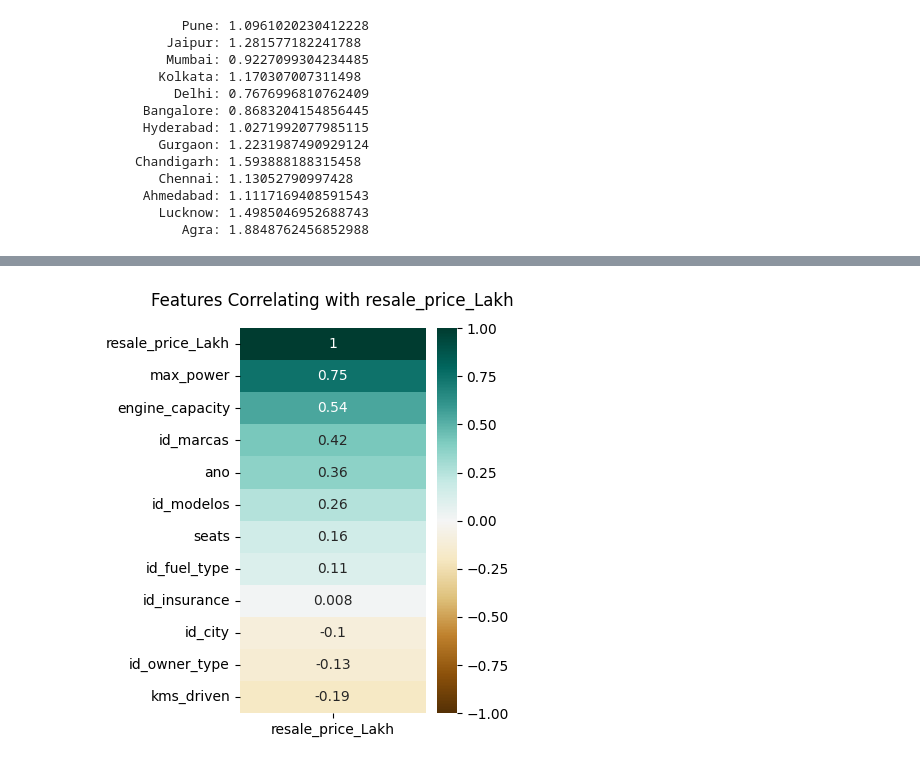
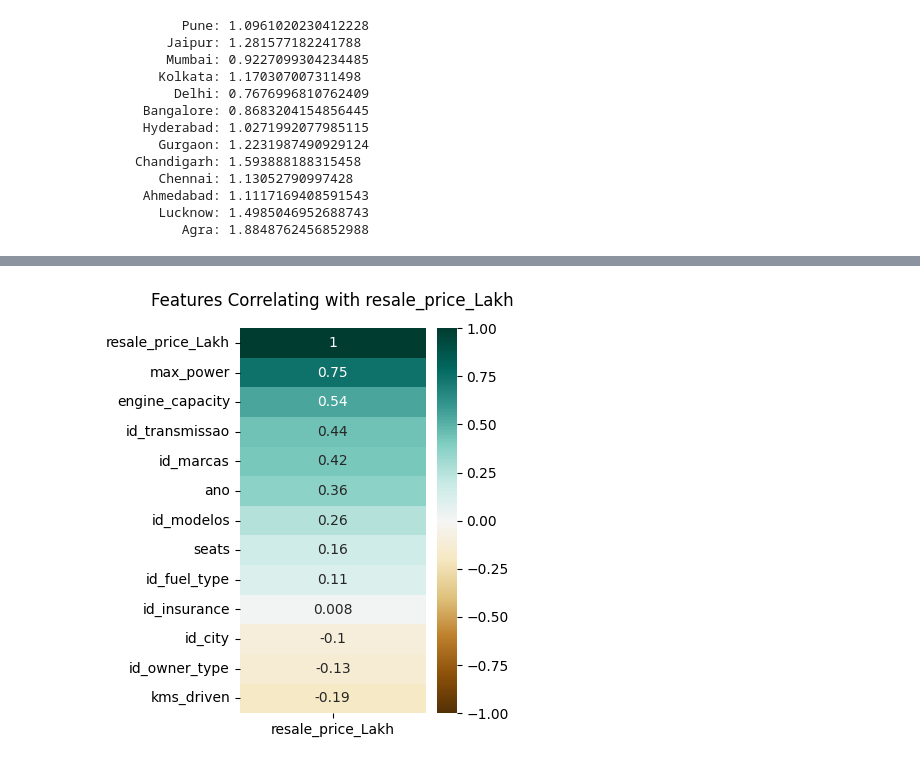
Before and after one commit to ruicoelhor22/AASE, a Jupyter notebook: All.ipynb, the cells around one changed output, grey strips where cells are left out. Saved outputs shown, nothing was run; the diff lists cells and outputs as text; code cells hidden in the pictures.

```diff
--- a/All.ipynb
+++ b/All.ipynb
@@ -443,3 +443,24 @@ print(df)
 13955    2.428944
 
 [13425 rows x 23 columns]
+# %%
+# Transmissao _____________________________________
+
+transmissao = df['transmission_type']
+
+# Número total de documentos
+n_docs = len(df)
+
+# Contagem de ocorrências de cada tipo de transmissão em todo o DataFrame
+transmissao_counts = transmissao.value_counts()
+
+idf = {}
+
+for tipo_transmissao, count in transmissao_counts.items():
+    idf[tipo_transmissao] = np.log10(n_docs / (count + 1))  # Evitar divisão por zero
+
+# Mapear os valores de IDF para cada tipo de transmissão e criar uma nova coluna 'id_transmissao'
+df['id_transmissao'] = df['transmission_type'].map(idf)
+
+# Se deseja imprimir o DataFrame com a nova coluna
+print(df)
@@ -446,16 +485,16 @@ print(df)
 # %%
 #correlation
 
 # Select columns
-columns_of_interest = ['id_modelos','id_marcas','ano','id_city','id_insurance','seats','engine_capacity','id_fuel_type','kms_driven','max_power','id_owner_type','resale_price_Lakh']
+columns_of_interest = ['id_transmissao','id_modelos','id_marcas','ano','id_city','id_insurance','seats','engine_capacity','id_fuel_type','kms_driven','max_power','id_owner_type','resale_price_Lakh']
 subset_df = df[columns_of_interest]
 
 plt.figure(figsize=(3, 5))
 
 # Creat heatmap
 heatmap = sns.heatmap(subset_df.corr()[['resale_price_Lakh']].sort_values(by='resale_price_Lakh', ascending=False), vmin=-1, vmax=1, annot=True, cmap='BrBG')
 heatmap.set_title('Features Correlating with resale_price_Lakh', fontdict={'fontsize': 12}, pad=16)
 
 plt.show()
 # %% [output]
-[figure, old version]
+[figure, new version]
```
Also changed, not shown: parts of 4 cells of this notebook, 1 other file.
